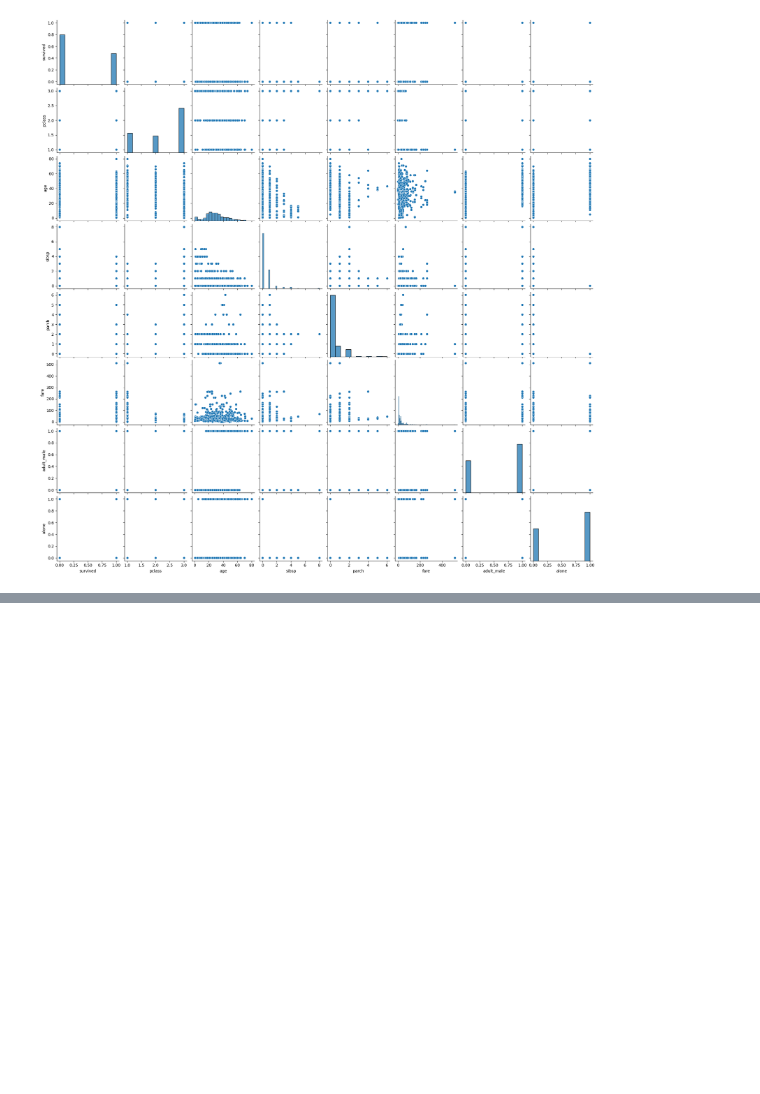
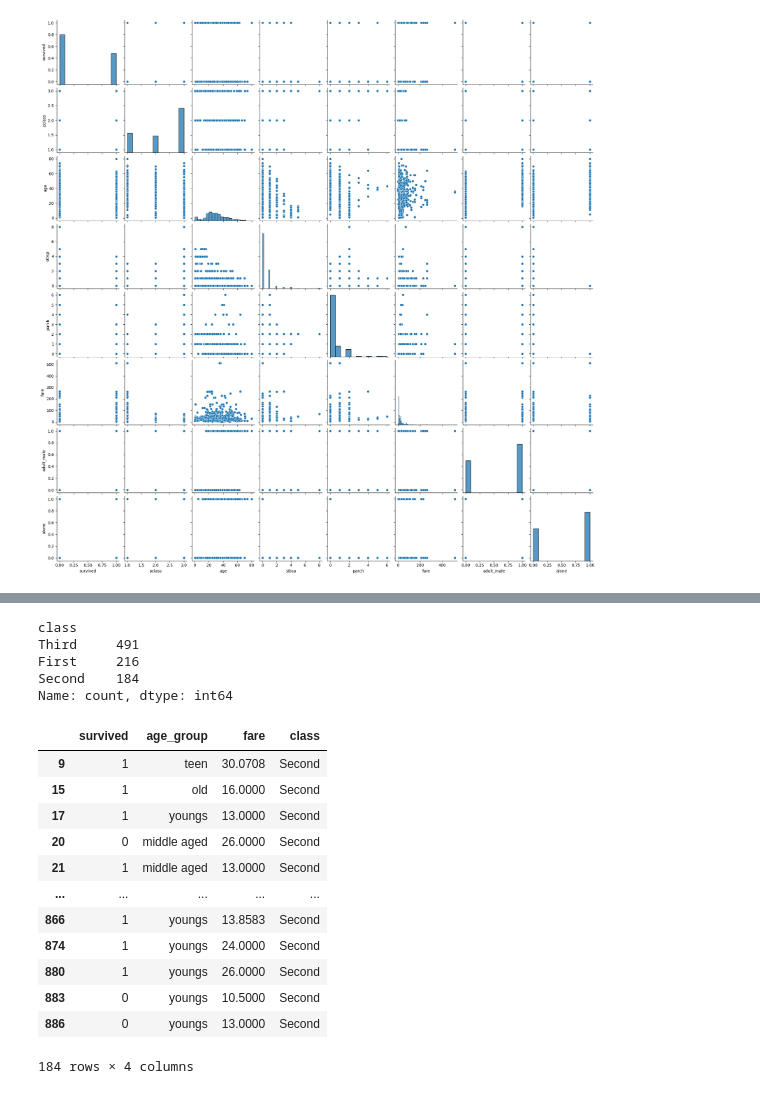
Before and after one commit to xaqibshah/DataScienceLearning, a Jupyter notebook: Python_Ka_Chilla/pandas/pandas_02.ipynb, the cells around one changed output, grey strips where cells are left out. Cells and saved outputs as stored; diff of their text form; code cells hidden in the pictures; blank space fills up the shorter version.

Commit message:
Working with Pakistan Population data set

```diff
--- a/Python_Ka_Chilla/pandas/pandas_02.ipynb
+++ b/Python_Ka_Chilla/pandas/pandas_02.ipynb
@@ -201,0 +321,7 @@ sns.pairplot(df)
+# %%
+#bining of age column into 7 categories
+bins = [0,1,5,12,18,30,50,80]
+labels = ['infant', 'toddlers', 'kids', 'teen', 'youngs', 'middle aged', 'old']
+# kis columns ko bins may convert karna h
+
+pd.cut(df['age'], bins=bins, labels=labels)
@@ -201,0 +344,5 @@ sns.pairplot(df)
+# %%
+#add columns in a data set
+
+df['binned_age'] = pd.cut(df['age'], bins=bins, labels = labels)
+df.head()
@@ -201,0 +368,7 @@ sns.pairplot(df)
+# %%
+# renaming a columns
+df.rename(columns={'binned_age': 'age_group'}, inplace=True)
+
+
+# df.rename(columns={'binned_age': 'age_groups'}, inplace=True)
+df.head()
@@ -201,0 +392,2 @@ sns.pairplot(df)
+# %%
+df_01 = df[['survived', 'age_group', 'fare', 'class']]
@@ -201,0 +410,30 @@ sns.pairplot(df)
+# %%
+df['class'].value_counts()
+# %% [output]
+class
+Third     491
+First     216
+Second    184
+Name: count, dtype: int64
+# %%
+# filter the data based on row criteria
+df[df['class']=='First']
+df_first =df_01[df_01['class']== 'First']
+df_first
+
+df_second =df_01[df_01['class']== 'Second']
+df_second
+# %% [output]
+|  | survived | age_group | fare | class |
+| 9 | 1 | teen | 30.0708 | Second |
+| 15 | 1 | old | 16.0000 | Second |
+| 17 | 1 | youngs | 13.0000 | Second |
+| 20 | 0 | middle aged | 26.0000 | Second |
+| 21 | 1 | middle aged | 13.0000 | Second |
+| ... | ... | ... | ... | ... |
+| 866 | 1 | youngs | 13.8583 | Second |
+| 874 | 1 | youngs | 24.0000 | Second |
+| 880 | 1 | youngs | 26.0000 | Second |
+| 883 | 0 | youngs | 10.5000 | Second |
+| 886 | 0 | youngs | 13.0000 | Second |
+184 rows × 4 columns
```
Also changed, not shown: parts of 24 cells of this notebook, 3 other files.
